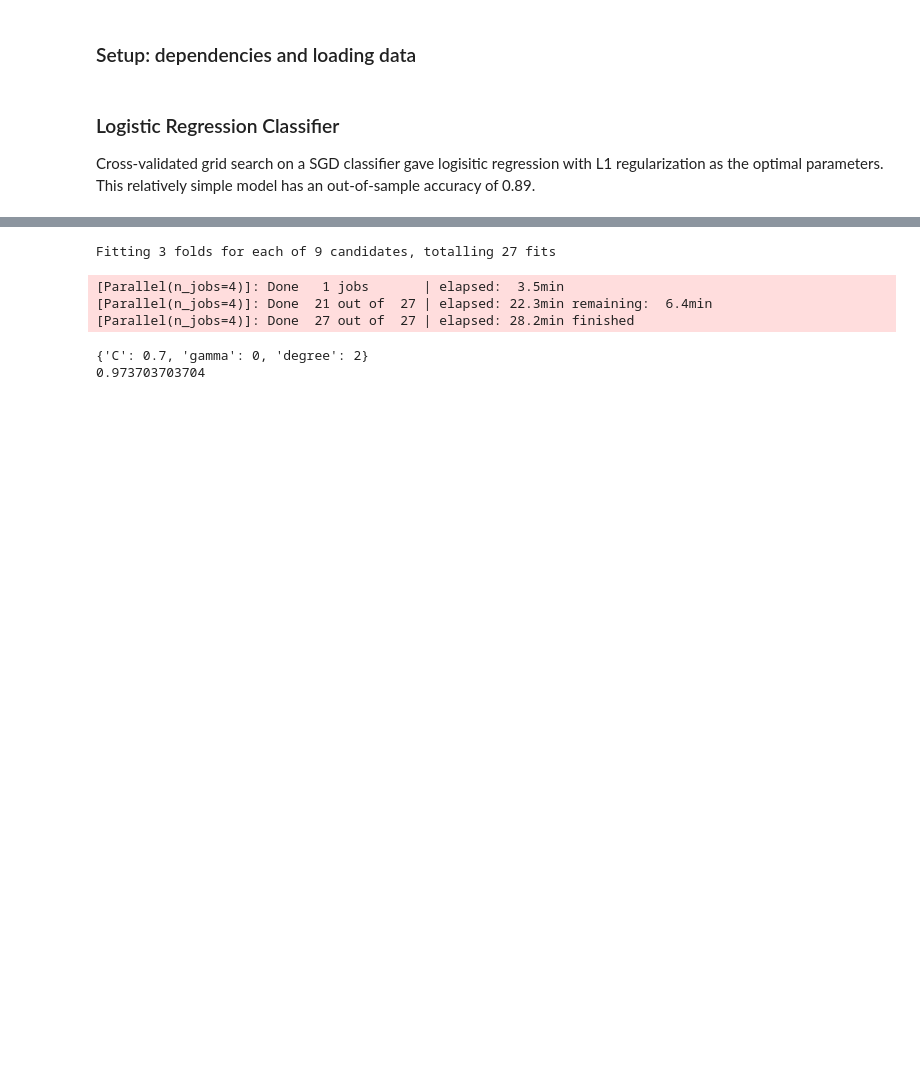
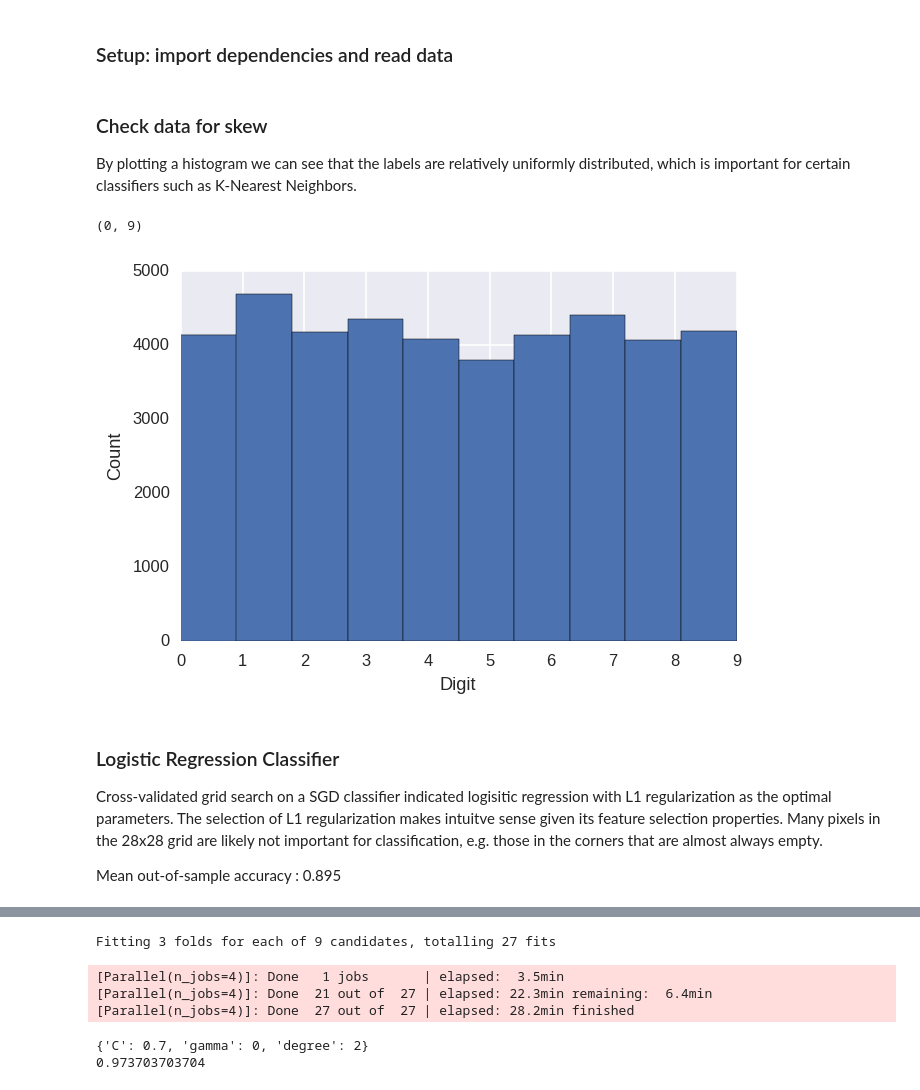
Before and after one commit to kacunningham413/DigitClassification, a Jupyter notebook: DigitClassify.ipynb, the cells around one changed output, grey strips where cells are left out. Saved outputs shown, nothing was run; the diff lists cells and outputs as text; code cells hidden in the pictures; blank space fills up the shorter version.

Commit message:
Add final model

```diff
--- a/DigitClassify.ipynb
+++ b/DigitClassify.ipynb
@@ -13,5 +13,5 @@ There is a lot of cross-validated grid search in this notebook that can be very
 # %% [markdown]
-### Setup: dependencies and loading data
+### Setup: import dependencies and read data
 # %%
 import csv
 import numpy as np
@@ -35,7 +33,7 @@ import time
 %matplotlib inline
 import matplotlib
 import seaborn as sns
-matplotlib.rcParams['savefig.dpi'] = 2 * matplotlib.rcParams['savefig.dpi']
+matplotlib.rcParams['savefig.dpi'] =1.66 * matplotlib.rcParams['savefig.dpi']
 # %%
 # read file
 filename = 'train.csv'
@@ -48,7 +46,20 @@ with open(filename, 'r') as f:
     for line in readr:
         labels.append(int(line[0]))
         features.append([int(x) for x in line[1:]])
+# %% [markdown]
+### Check data for skew
+By plotting a histogram we can see that the labels are relatively uniformly distributed, which is important for certain classifiers such as K-Nearest Neighbors.
+# %%
+plt.hist(labels)
+plt.xlabel('Digit')
+plt.ylabel('Count')
+plt.xlim((0,9))
+# %% [output]
+(0, 9)
+[figure, added]
 # %% [markdown]
 ### Logistic Regression Classifier
-Cross-validated grid search on a SGD classifier gave logisitic regression with L1 regularization as the optimal parameters. This relatively simple model has an out-of-sample accuracy of 0.89.
+Cross-validated grid search on a SGD classifier indicated logisitic regression with L1 regularization as the optimal parameters. The selection of L1 regularization makes intuitve sense given its feature selection properties. Many pixels in the 28x28 grid are likely not important for classification, e.g. those in the corners that are almost always empty.
+
+Mean out-of-sample accuracy : 0.895
 # %%
```
Also changed, not shown: parts of 39 cells of this notebook.
